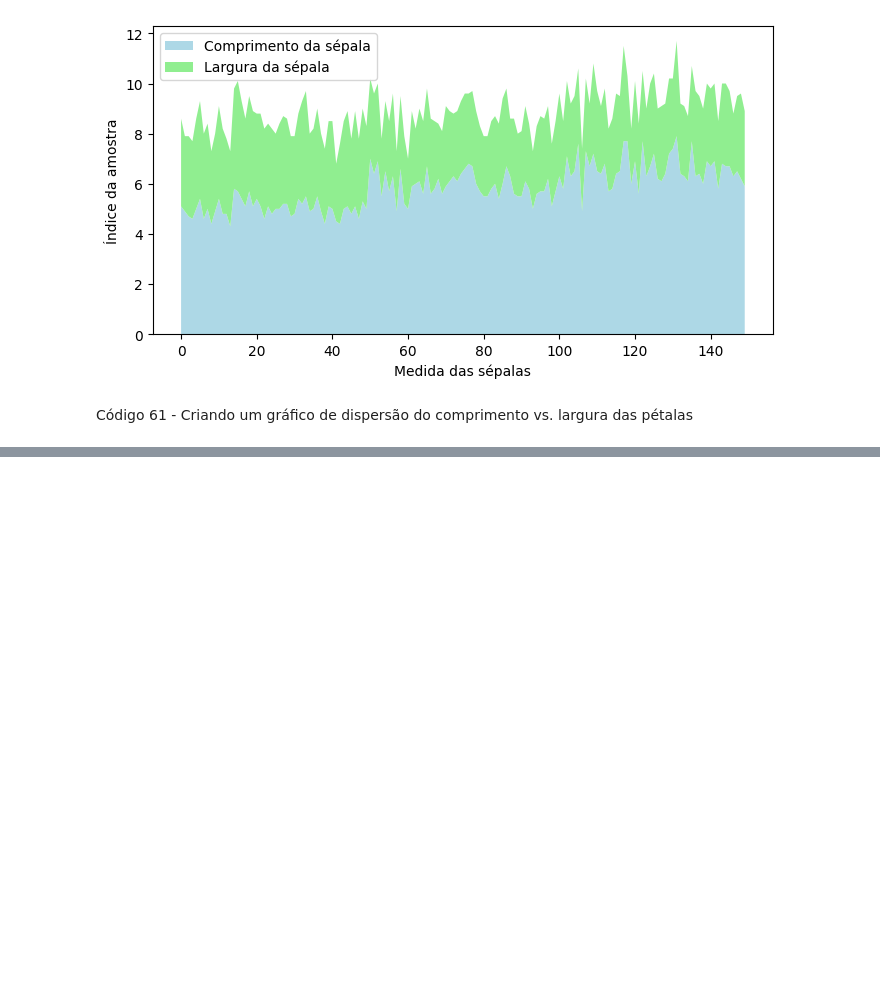
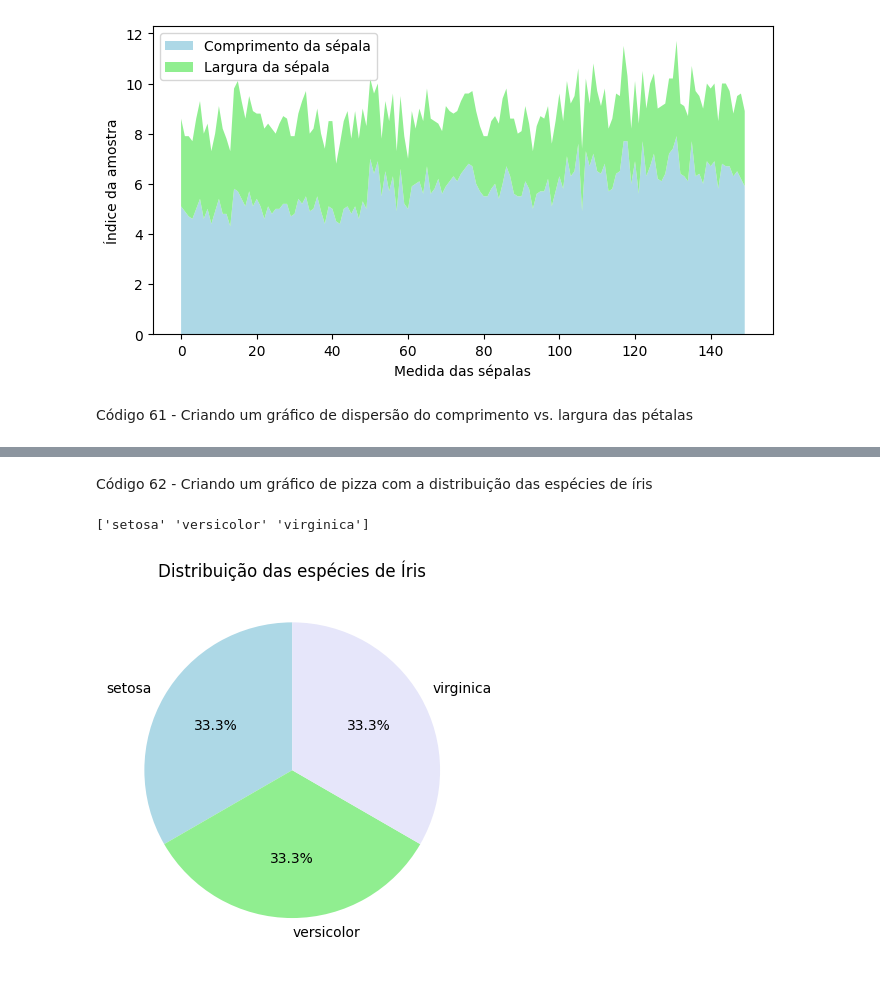
Before and after one commit to mariotlemes/pos-NLP, a Jupyter notebook: src/preliminar/python_para_processamento_de_dados.ipynb, the cells around one changed output, grey strips where cells are left out. Cells and saved outputs as stored; diff of their text form; code cells hidden in the pictures; blank space fills up the shorter version.

```diff
--- a/src/preliminar/python_para_processamento_de_dados.ipynb
+++ b/src/preliminar/python_para_processamento_de_dados.ipynb
@@ -879,0 +896,27 @@ Código 61 - Criando um gráfico de dispersão do comprimento vs. largura das p
+# %% [markdown]
+Código 62 - Criando um gráfico de pizza com a distribuição das espécies de íris
+# %%
+import pandas as pd
+import matplotlib.pyplot as plt
+
+
+url = 'https://raw.githubusercontent.com/uiuc-cse/data-fa14/gh-pages/data/iris.csv'
+
+iris = pd.read_csv(url)
+
+print(iris['species'].unique())
+
+quantidade_especies = iris['species'].value_counts()
+
+plt.pie(quantidade_especies,
+        labels=quantidade_especies.index,
+        autopct='%1.1f%%',
+        startangle=90,
+        colors=['lightblue', 'lightgreen', 'lavender'])
+
+plt.title("Distribuição das espécies de Íris")
+
+plt.show()
+# %% [output]
+['setosa' 'versicolor' 'virginica']
+[figure, added]
```
Also changed, not shown: parts of 15 cells of this notebook.
